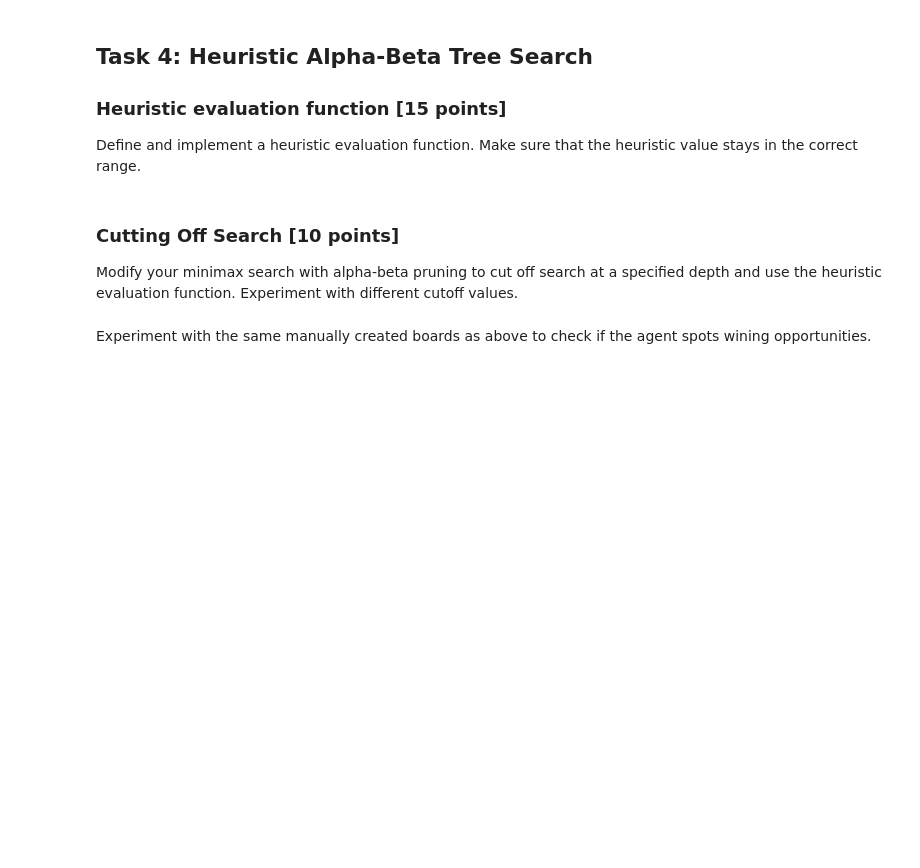
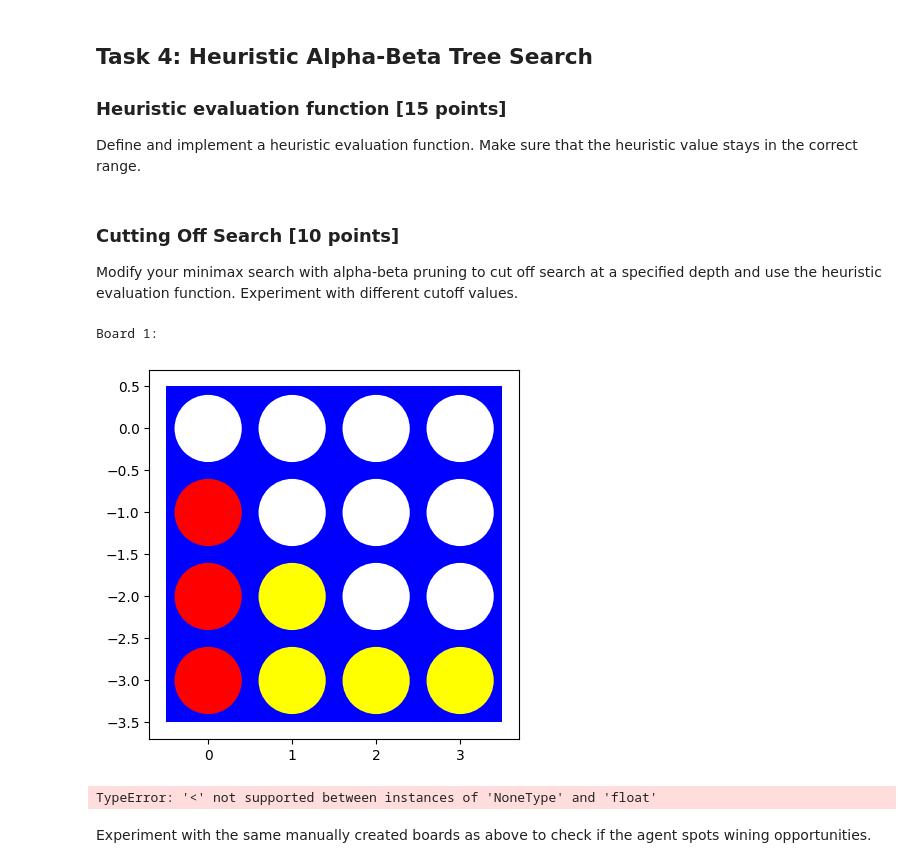
Before and after one commit to JamocaVisions/CodeCursor, a Jupyter notebook: Games/assignment_connect4.ipynb, the cells around one changed output. Saved outputs shown, nothing was run; the diff lists cells and outputs as text; code cells hidden in the pictures; blank space fills up the shorter version.

```diff
--- a/Games/assignment_connect4.ipynb
+++ b/Games/assignment_connect4.ipynb
@@ -499,3 +604,72 @@ Modify your minimax search with alpha-beta pruning to cut off search at a specif
+# %%
+# Your code/ answer goes here.
+
+# Your code/ answer goes here.
+import time
+import numpy as np
+
+# Initialize game
+game = Game()
+
+# Test Boards
+boards = []
+
+board1 = np.array([
+    [0, 0, 0, 0],
+    [1, 0, 0, 0],
+    [1, -1, 0, 0],
+    [1, -1, -1, -1]
+])
+
+board2 = np.array([
+    [0, 0, 0, 0, 0],
+    [1, 0, 0, 0, 0],
+    [1, 1, 1, 0, 0],
+    [-1, -1, -1, 0, 0]
+])
+
+board3 = np.array([
+    [0, 0, 0, 0, 0],
+    [-1, 0, 0, 0, 0],
+    [-1, 0, 0, 0, 0],
+    [-1, 0, 0, 0, 0],
+    [1, 1, 1, 0, 0]
+])
+
+board4 = np.array([
+    [0, 0, 0, 0, 0, 0],
+    [-1, 0, 0, 0, 0, 0],
+    [1, -1, 0, 0, 0, 0],
+    [1, -1, 0, 0, 0, 0],
+    [1, 1, 0, 0, 0, 0]
+])
+
+board5 = np.array([
+    [0, 0, 0, 0, 0, 0],
+    [-1, 1, 1, 0, 0, 0],
+    [1, -1, -1, 0, 0, 0],
+    [1, -1, 1, 1, 0, -1],
+    [1, 1, 1, -1, -1, -1]
+])
+
+boards = [board1, board2, board3, board4, board5]
+
+# Test Loop
+for i, board in enumerate(boards, 1):
+    print(f"Board {i}:")
+    visualize(board)
+    start = time.time()
+    move = alpha_beta_search(game, board)
+    end = time.time()
+    print(f"Agent selected move: {move}\n")
+    print(f"Time taken for agent to select next move: {end - start:.4f} seconds")
+    if move is not None:
+      board = result(board,player,move)
+      visualize(board)
+# %% [output]
+Board 1:
+[figure, added]
+TypeError: '<' not supported between instances of 'NoneType' and 'float'
 # %% [markdown]
 Experiment with the same manually created boards as above to check if the agent spots wining opportunities.
 # %%
```
Also changed, not shown: parts of 16 cells of this notebook.
